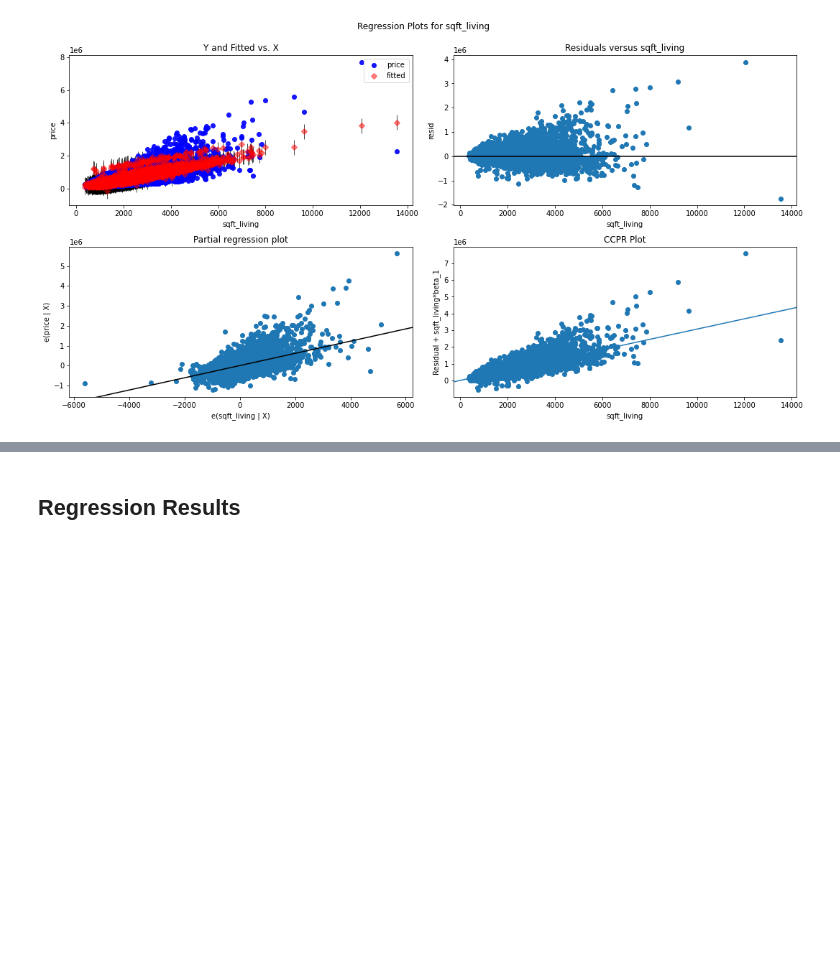
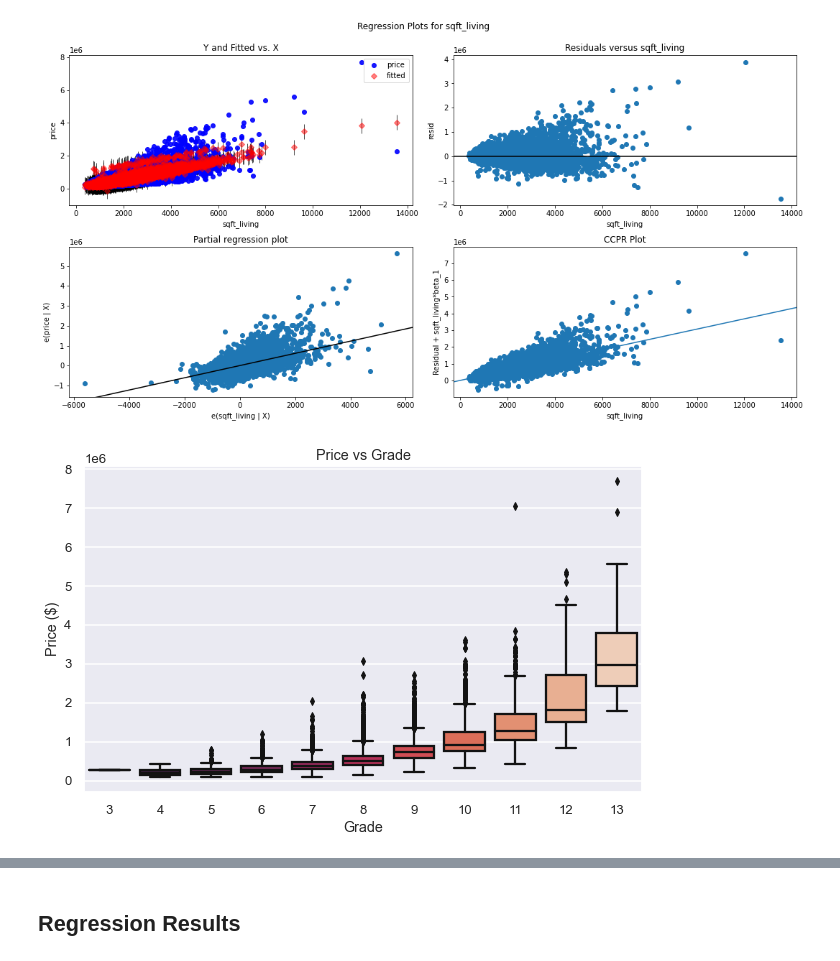
Before and after one commit to deepssharma/dsc-phase-2-project-v2-3, a Jupyter notebook: index.ipynb, the cells around one changed output, grey strips where cells are left out. Saved outputs shown, nothing was run; the diff lists cells and outputs as text; code cells hidden in the pictures; blank space fills up the shorter version.

Commit message:
Added plots for business proposal

```diff
--- a/index.ipynb
+++ b/index.ipynb
@@ -1170,3 +1170,16 @@ fig = sm.graphics.plot_regress_exog(lmodel, 'sqft_living', fig=fig)
 plt.show()
 # %% [output]
 [figure]
+# %%
+sns.set_style("darkgrid")
+plt.figure(figsize=(10,6))
+sns.set_context("talk", font_scale=0.8)
+x = df.grade_val
+y1 = df.price
+ax = sns.boxplot(x=x, y=y1, palette="rocket", color="k")
+ax.set_title('Price vs Grade')
+ax.set_xlabel('Grade')
+ax.set_ylabel('Price ($)')
+plt.show()
+# %% [output]
+[figure, added]
```
Also changed, not shown: parts of 4 cells of this notebook.
